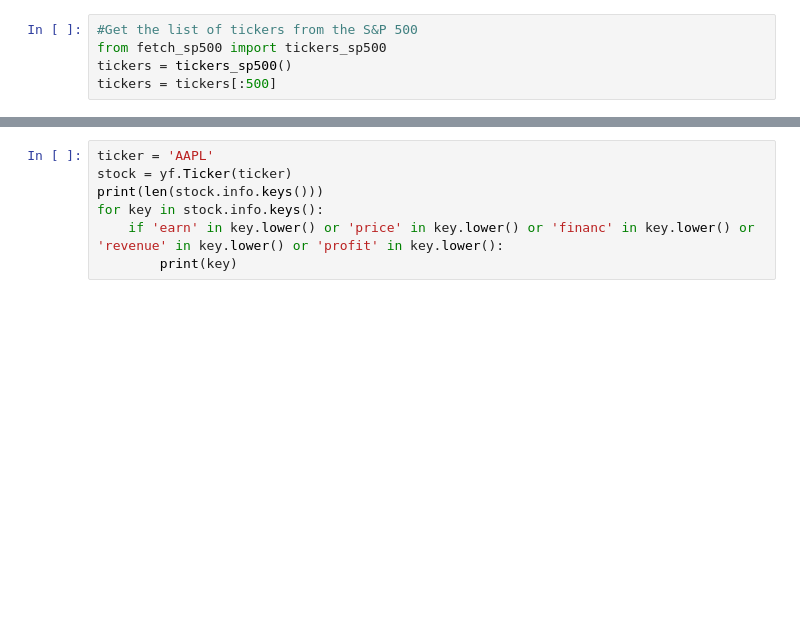
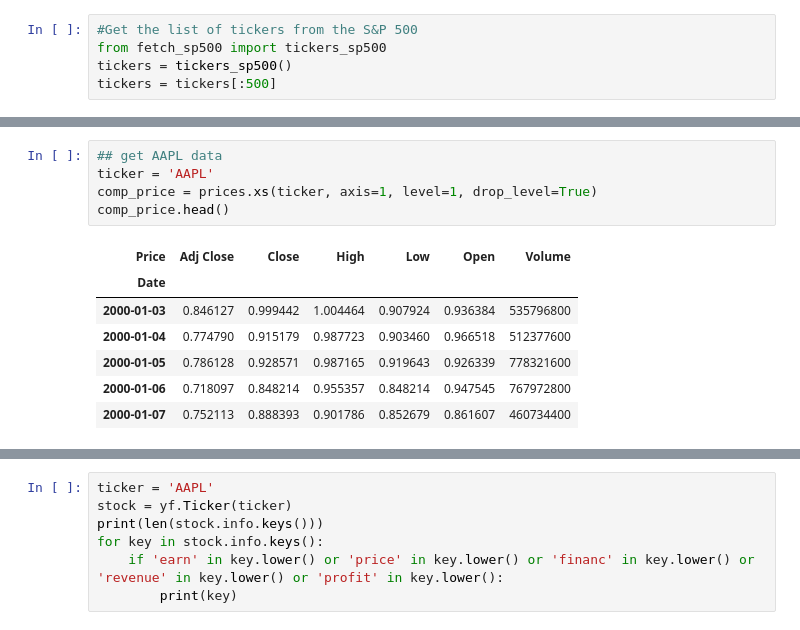
Before and after one commit to mydcxiao/vlm_behavioral_fin, a Jupyter notebook: data/sp500.ipynb, the cells around one changed output, grey strips where cells are left out. Drawn from its saved outputs; the diff is of its cells as text; blank space fills up the shorter version.

```diff
--- a/data/sp500.ipynb
+++ b/data/sp500.ipynb
@@ -27,0 +54,13 @@ prices = fetch_and_save_prices(tickers)
+# %%
+## get AAPL data
+ticker = 'AAPL'
+comp_price = prices.xs(ticker, axis=1, level=1, drop_level=True)
+comp_price.head()
+# %% [output]
+| Price | Adj Close | Close | High | Low | Open | Volume |
+| Date |  |  |  |  |  |  |
+| 2000-01-03 | 0.846127 | 0.999442 | 1.004464 | 0.907924 | 0.936384 | 535796800 |
+| 2000-01-04 | 0.774790 | 0.915179 | 0.987723 | 0.903460 | 0.966518 | 512377600 |
+| 2000-01-05 | 0.786128 | 0.928571 | 0.987165 | 0.919643 | 0.926339 | 778321600 |
+| 2000-01-06 | 0.718097 | 0.848214 | 0.955357 | 0.848214 | 0.947545 | 767972800 |
+| 2000-01-07 | 0.752113 | 0.888393 | 0.901786 | 0.852679 | 0.861607 | 460734400 |
```
Also changed, not shown: parts of 30 cells of this notebook, 26 other files.
